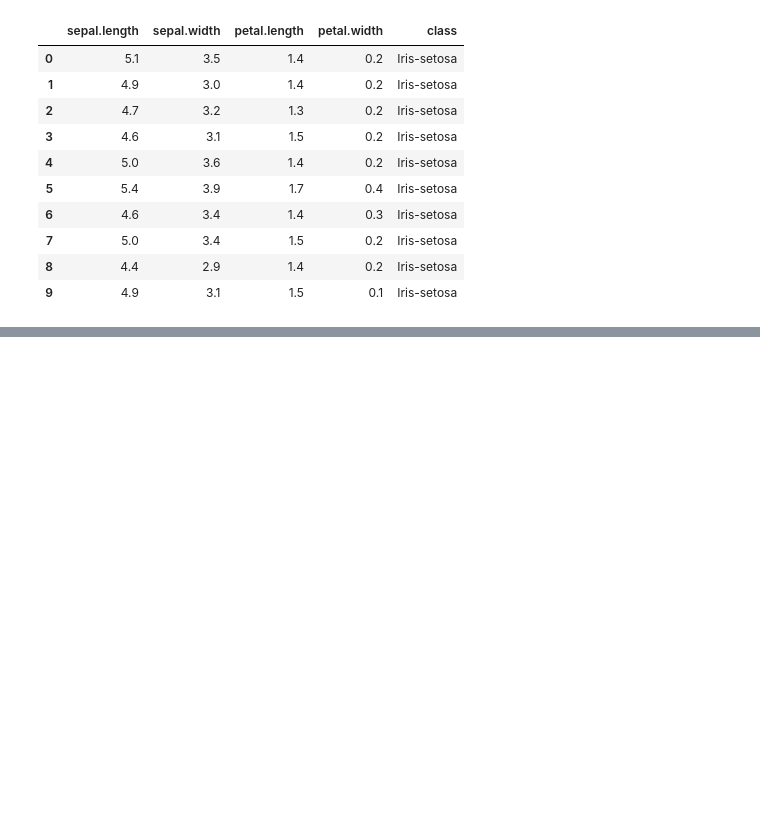
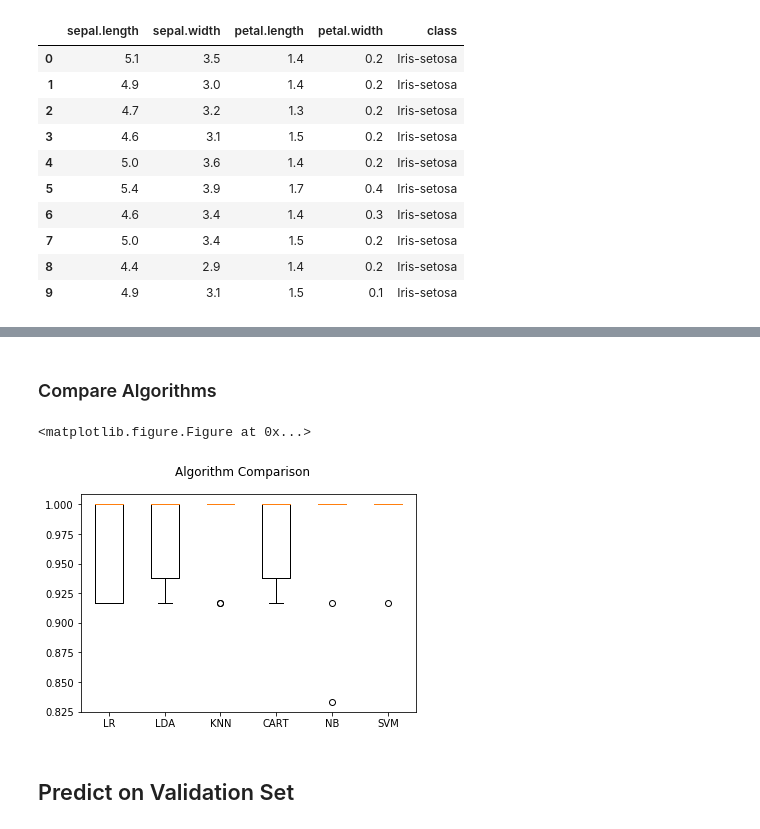
Before and after one commit to MichaelCHarrison/ML-Py-Iris-Dataset, a Jupyter notebook: 170515 Iris Data.ipynb, the cells around one changed output, grey strips where cells are left out. Saved outputs shown, nothing was run; the diff lists cells and outputs as text; code cells hidden in the pictures; blank space fills up the shorter version.

```diff
--- a/170515 Iris Data.ipynb
+++ b/170515 Iris Data.ipynb
@@ -48,0 +99,7 @@ data.head(10)
+# %%
+array = data.values
+X = array[:, 0:4]
+Y = array[:, 4]
+validation_size = .20
+seed = 7
+X_train, X_val, Y_train, Y_val = train_test_split(X, Y, test_size = validation_size, random_state = seed)
@@ -48,0 +135,14 @@ data.head(10)
+# %% [markdown]
+### Compare Algorithms
+# %%
+fig = pyplot.figure()
+fig.suptitle('Algorithm Comparison')
+ax = fig.add_subplot(111)
+pyplot.boxplot(results)
+ax.set_xticklabels(names)
+pyplot.show()
+# %% [output]
+<matplotlib.figure.Figure at 0x...>
+[figure, added]
+# %% [markdown]
+## Predict on Validation Set
```
Also changed, not shown: parts of 15 cells of this notebook.
